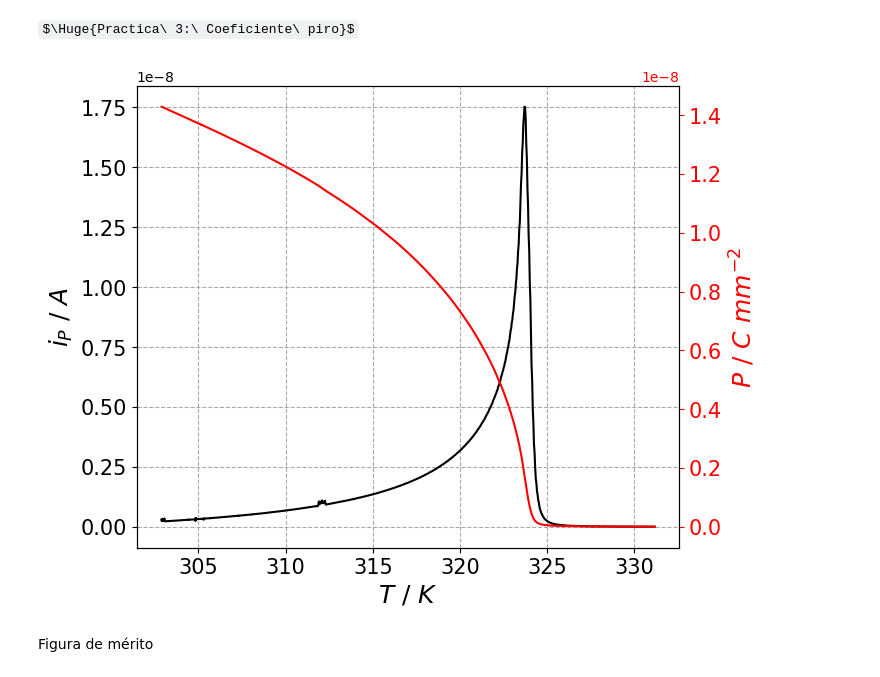
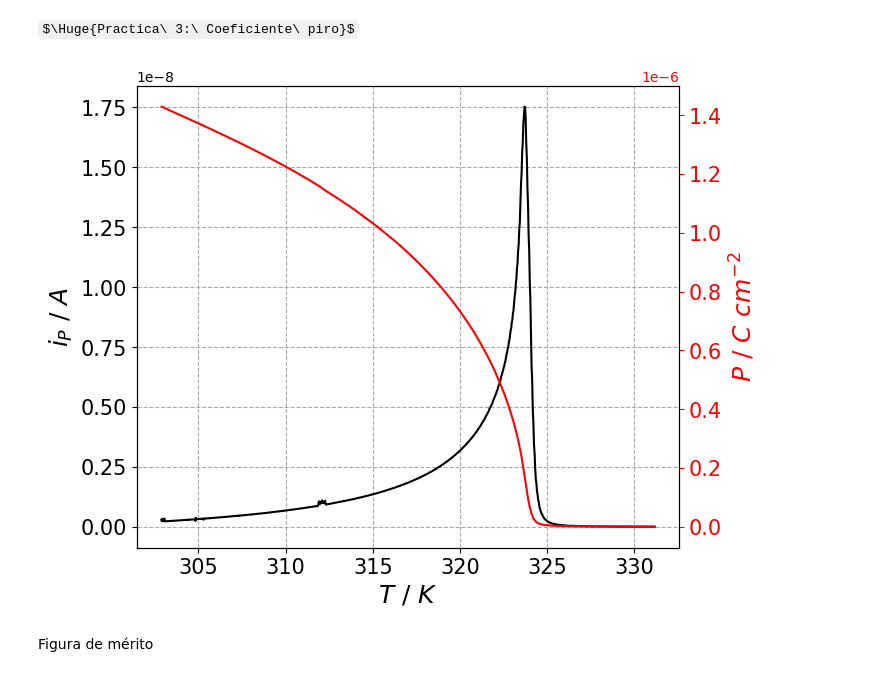
Before and after one commit to albertopeinador/termicas, a Jupyter notebook: lab_termo.ipynb, the cells around one changed output. Saved outputs shown, nothing was run; the diff lists cells and outputs as text; code cells hidden in the pictures; some formulas as TeX source.

```diff
--- a/lab_termo.ipynb
+++ b/lab_termo.ipynb
@@ -406,29 +417,29 @@ $\Huge{Practica\ 3:\ Coeficiente\ piro}$
 # %%
 #   Load Data
 
 from scipy.integrate import cumtrapz
 fig = plt.figure(figsize=(7, 6))
 ax = fig.subplots()
 ax2 = ax.twinx()
-S = 64
+S = 64e-2
 data = pd.read_csv('datos_practicas_23_24/piro_tgs.dat', header=None)
 pi = data[2] / (data[3] * S)
 data.plot(x = 1, y = 2, ax = ax, color = 'k', legend = None)
 P = cumtrapz(pi, data[1])
 ax2.plot(data[1].loc[:len(P)-1], P, 'r')
 
 ax.set_ylabel('$i_P\ /\ A$', fontsize = 18)
 ax.set_xlabel('$T\ /\ K $', fontsize = 18)
-ax2.set_ylabel('$P\ /\ C\ mm^{-2}$', fontsize = 18, color = 'r')
+ax2.set_ylabel('$P\ /\ C\ cm^{-2}$', fontsize = 18, color = 'r')
 ax.grid(linestyle = '--', color = '#aaaaaa')
 
 ax.ticklabel_format(axis= 'y', style = 'sci', scilimits = (-3, 3))
 ax2.tick_params(labelsize=15, color = 'r', labelcolor = 'r')
 ax.tick_params(labelsize=15)
 #print(par_l_close[0], par_l_far[0])
 fig.savefig('P.pdf')
 # %% [output]
-[figure, old version]
+[figure, new version]
 # %% [markdown]
 Figura de mérito
 # %%
```
Also changed, not shown: parts of 3 cells of this notebook, 15 other files.
